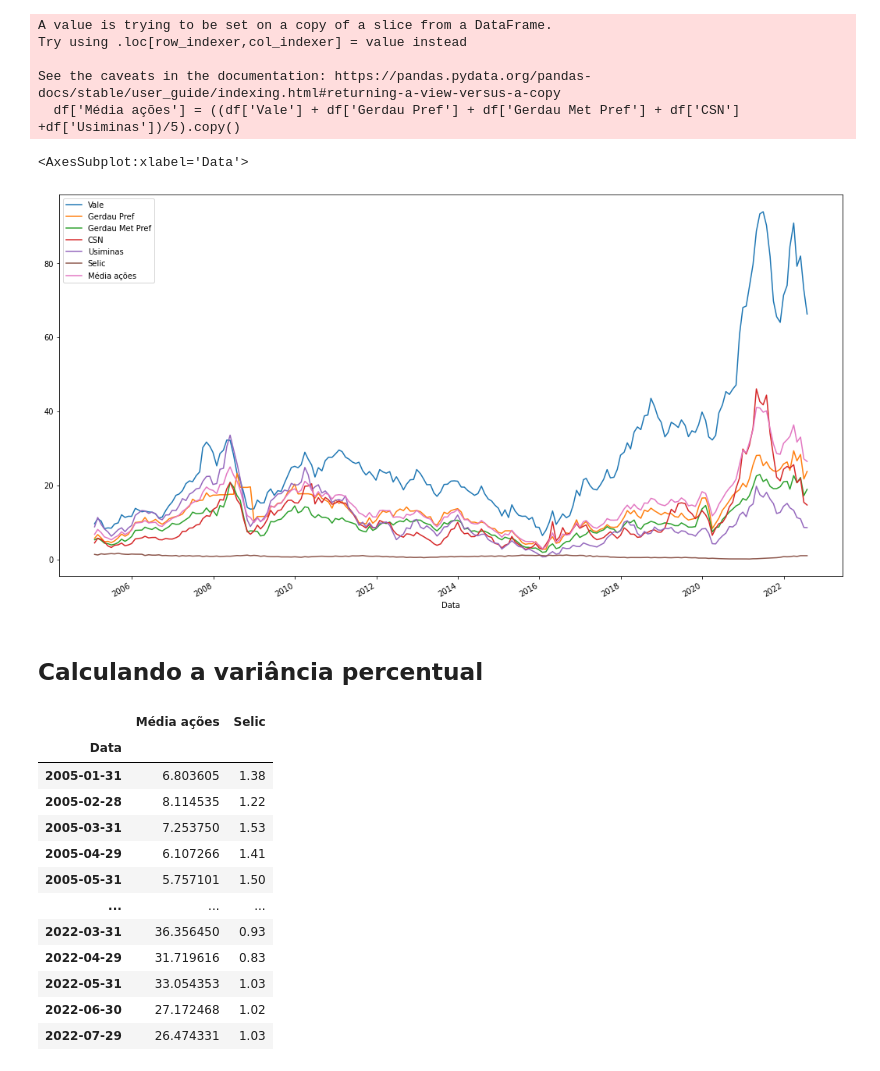
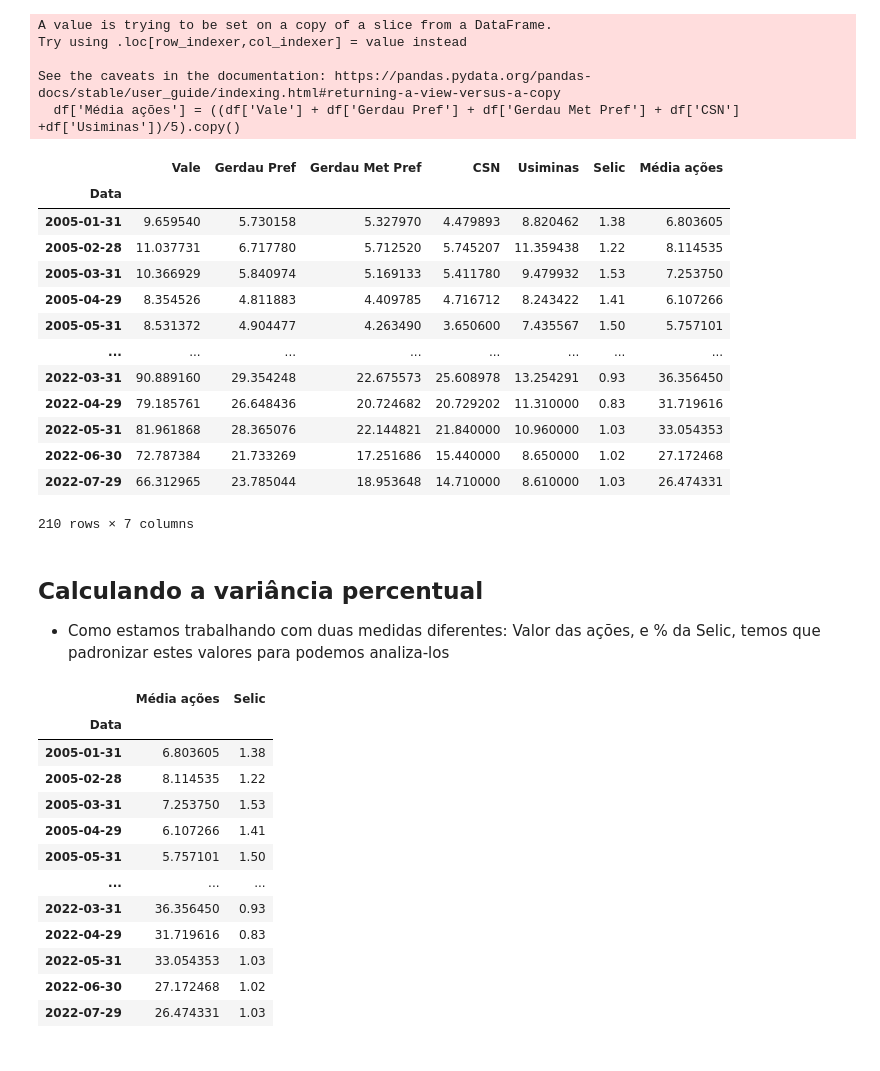
Before and after one commit to kauebr/Insights, a Jupyter notebook: Setor Siderúrgico Nacional/2 Entrega - Cliclo 2/Passo 06 - Análise exploratória/Jupyter Notebooks/Analise exploratória.ipynb, the cells around one changed output. Drawn from its saved outputs; the diff is of its cells as text; code cells hidden in the pictures.

```diff
--- a/Setor Siderúrgico Nacional/2 Entrega - Cliclo 2/Passo 06 - Análise exploratória/Jupyter Notebooks/Analise exploratória.ipynb
+++ b/Setor Siderúrgico Nacional/2 Entrega - Cliclo 2/Passo 06 - Análise exploratória/Jupyter Notebooks/Analise exploratória.ipynb
@@ -135,13 +135,26 @@ Try using .loc[row_indexer,col_indexer] = value instead
 
 See the caveats in the documentation: https://pandas.pydata.org/pandas-docs/stable/user_guide/indexing.html#returning-a-view-versus-a-copy
   df['Média ações'] = ((df['Vale'] + df['Gerdau Pref'] + df['Gerdau Met Pref'] + df['CSN'] +df['Usiminas'])/5).copy()
-# %%
-df.plot(figsize=(18,10))
-# %% [output]
-<AxesSubplot:xlabel='Data'>
-[figure, removed]
-# %% [markdown]
-## Calculando a variância percentual
+# %%
+df
+# %% [output]
+|  | Vale | Gerdau Pref | Gerdau Met Pref | CSN | Usiminas | Selic | Média ações |
+| Data |  |  |  |  |  |  |  |
+| 2005-01-31 | 9.659540 | 5.730158 | 5.327970 | 4.479893 | 8.820462 | 1.38 | 6.803605 |
+| 2005-02-28 | 11.037731 | 6.717780 | 5.712520 | 5.745207 | 11.359438 | 1.22 | 8.114535 |
+| 2005-03-31 | 10.366929 | 5.840974 | 5.169133 | 5.411780 | 9.479932 | 1.53 | 7.253750 |
+| 2005-04-29 | 8.354526 | 4.811883 | 4.409785 | 4.716712 | 8.243422 | 1.41 | 6.107266 |
+| 2005-05-31 | 8.531372 | 4.904477 | 4.263490 | 3.650600 | 7.435567 | 1.50 | 5.757101 |
+| ... | ... | ... | ... | ... | ... | ... | ... |
+| 2022-03-31 | 90.889160 | 29.354248 | 22.675573 | 25.608978 | 13.254291 | 0.93 | 36.356450 |
+| 2022-04-29 | 79.185761 | 26.648436 | 20.724682 | 20.729202 | 11.310000 | 0.83 | 31.719616 |
+| 2022-05-31 | 81.961868 | 28.365076 | 22.144821 | 21.840000 | 10.960000 | 1.03 | 33.054353 |
+| 2022-06-30 | 72.787384 | 21.733269 | 17.251686 | 15.440000 | 8.650000 | 1.02 | 27.172468 |
+| 2022-07-29 | 66.312965 | 23.785044 | 18.953648 | 14.710000 | 8.610000 | 1.03 | 26.474331 |
+210 rows × 7 columns
+# %% [markdown]
+## Calculando a variância percentual
+ * Como estamos trabalhando com duas medidas diferentes: Valor das ações, e % da Selic, temos que padronizar estes valores para podemos analiza-los
 # %%
 # Reduzindo o dataframe
 df_filtrado = df[['Média ações', 'Selic']]
```
